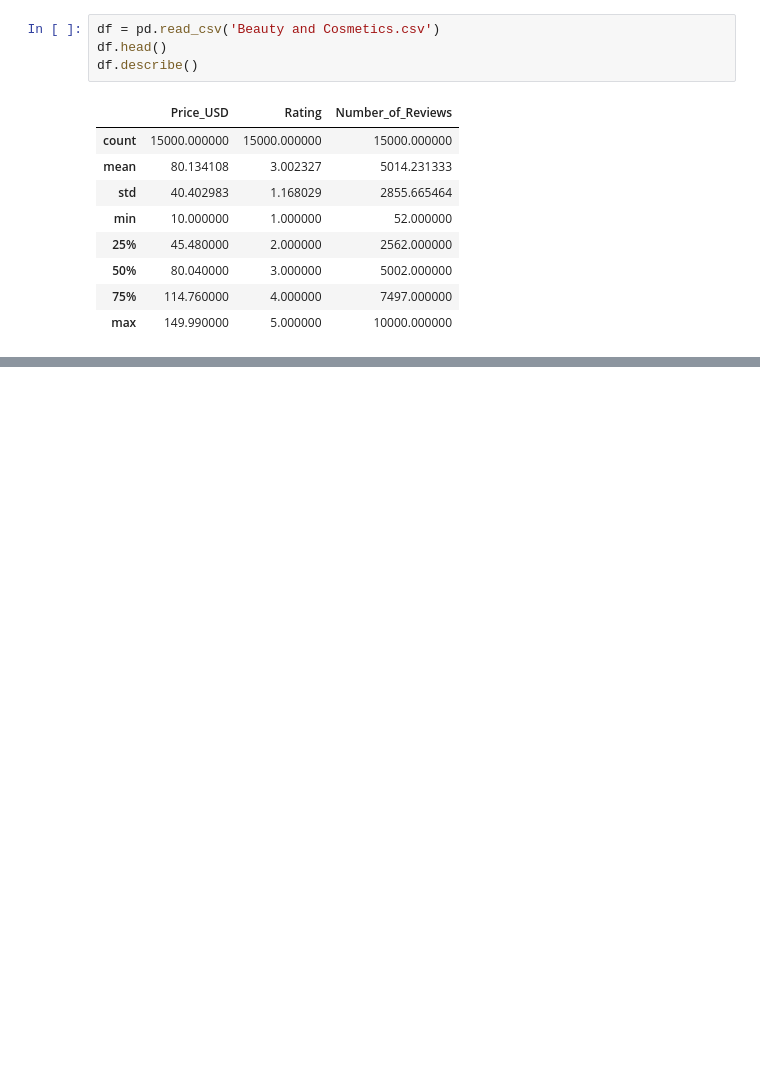
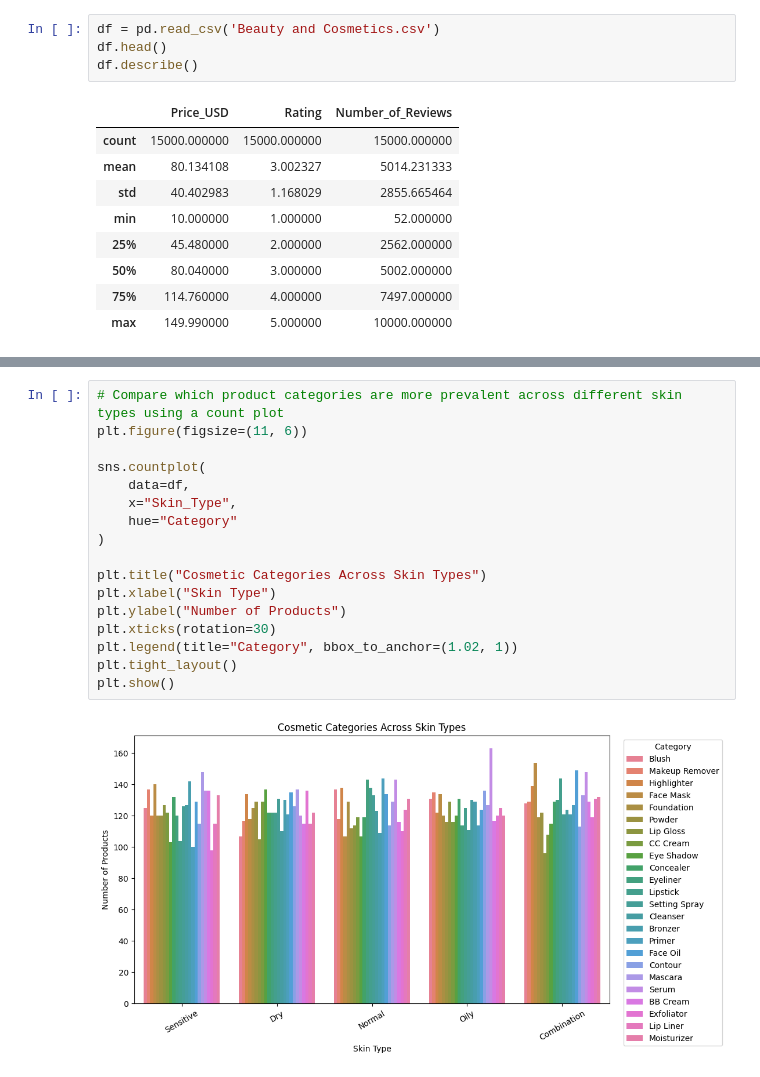
Before and after one commit to Queenmunyere/Skin-Care-App, a Jupyter notebook: Beauty Skin Care.ipynb, the cells around one changed output, grey strips where cells are left out. Saved outputs shown, nothing was run; the diff lists cells and outputs as text; blank space fills up the shorter version.

```diff
--- a/Beauty Skin Care.ipynb
+++ b/Beauty Skin Care.ipynb
@@ -99,0 +160,19 @@ df.describe()
+# %%
+# Compare which product categories are more prevalent across different skin types using a count plot
+plt.figure(figsize=(11, 6))
+
+sns.countplot(
+    data=df,
+    x="Skin_Type",
+    hue="Category"
+)
+
+plt.title("Cosmetic Categories Across Skin Types")
+plt.xlabel("Skin Type")
+plt.ylabel("Number of Products")
+plt.xticks(rotation=30)
+plt.legend(title="Category", bbox_to_anchor=(1.02, 1))
+plt.tight_layout()
+plt.show()
+# %% [output]
+[figure, added]
```
Also changed, not shown: parts of 7 cells of this notebook.
